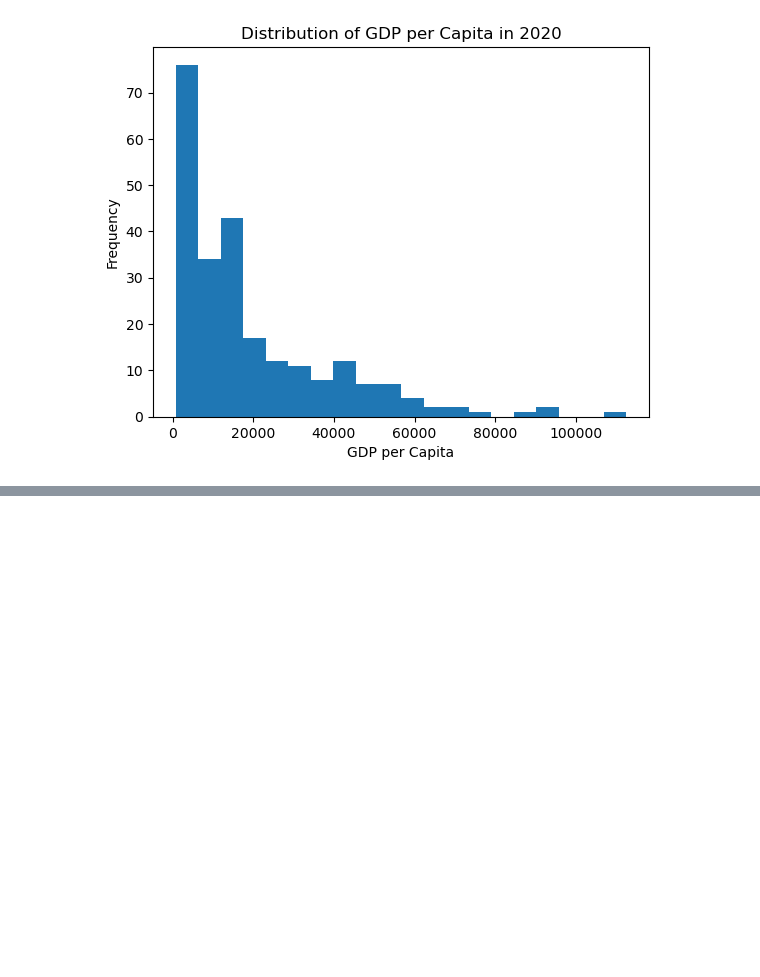
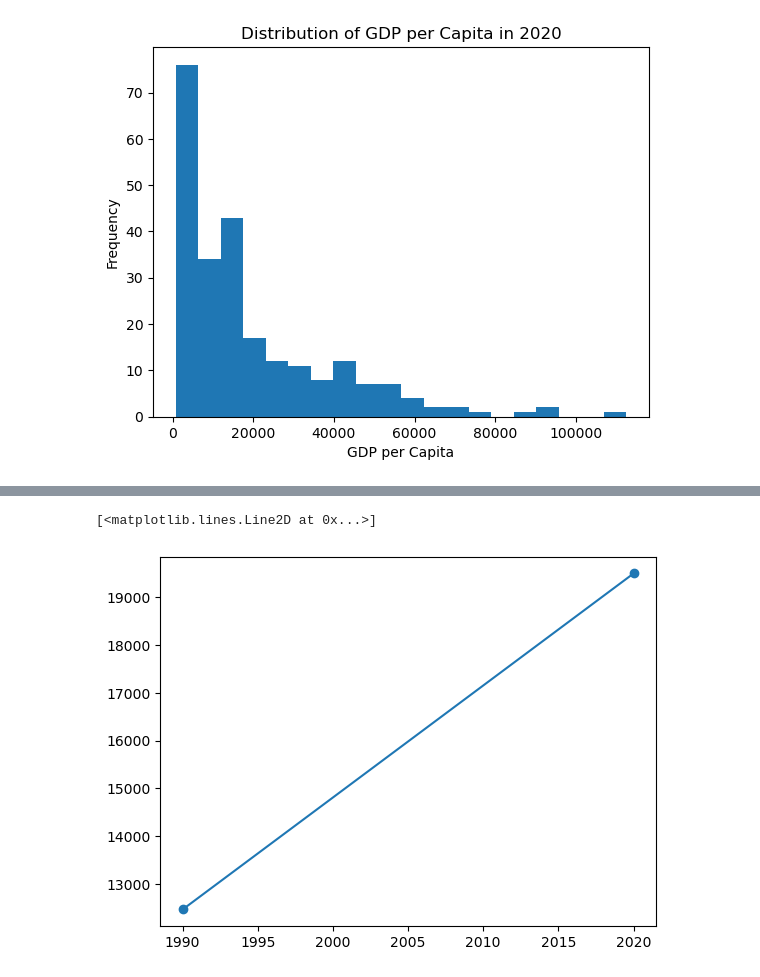
Before and after one commit to NSS-Data-Analytics-Cohort-8/gdp-and-internet-usage-BrandylynLanders, a Jupyter notebook: notebooks/un_project_bml.ipynb, the cells around one changed output, grey strips where cells are left out. Saved outputs shown, nothing was run; the diff lists cells and outputs as text; code cells hidden in the pictures; blank space fills up the shorter version.

```diff
--- a/notebooks/un_project_bml.ipynb
+++ b/notebooks/un_project_bml.ipynb
@@ -386,0 +366,7 @@ positive_change
+# %%
+gdp_mean = gdp_filtered.groupby('Year')['GDP_Per_Capita'].mean()
+# %%
+plt.plot(gdp_mean.index, gdp_mean.values, marker='o')
+# %% [output]
+[<matplotlib.lines.Line2D at 0x...>]
+[figure, added]
```
Also changed, not shown: parts of 86 cells of this notebook.
